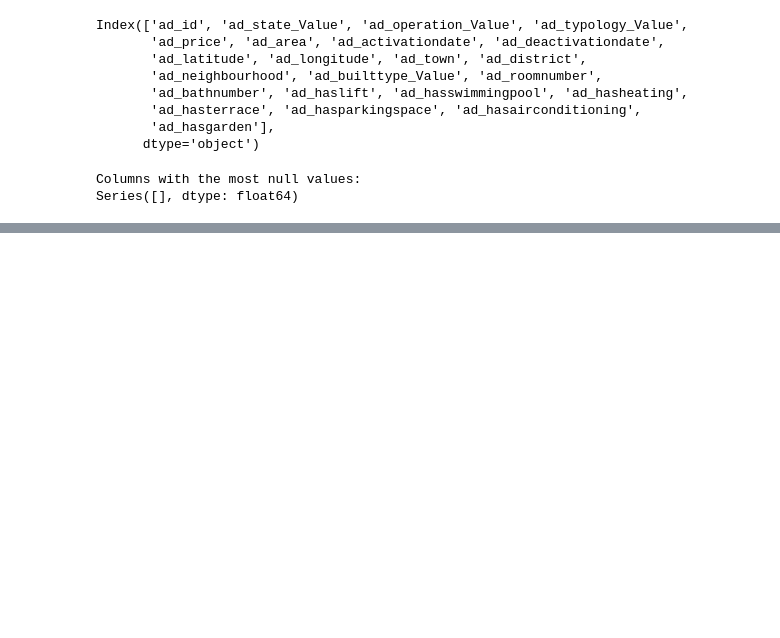
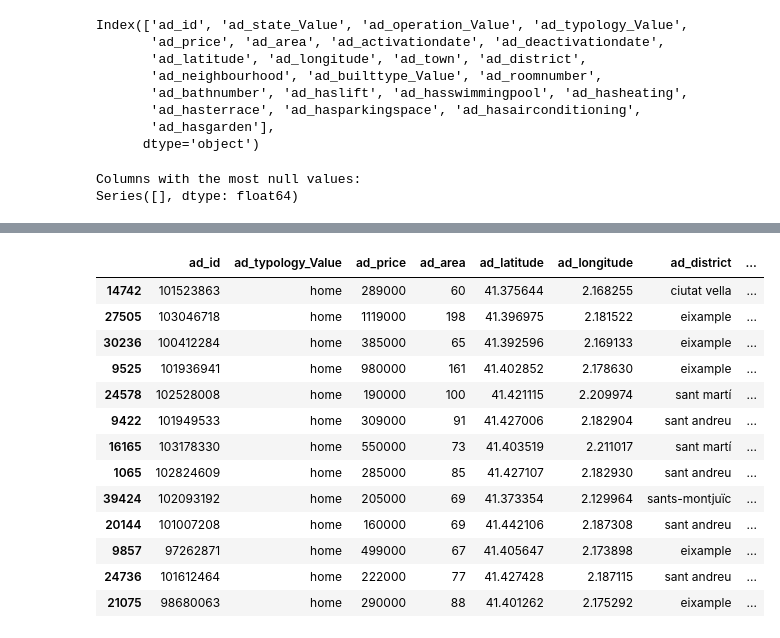
Before and after one commit to marcoayora/final_project, a Jupyter notebook: Notebooks/cleaning_idea.ipynb, the cells around one changed output, grey strips where cells are left out. Drawn from its saved outputs; the diff is of its cells as text; code cells hidden in the pictures; blank space fills up the shorter version.

```diff
--- a/Notebooks/cleaning_idea.ipynb
+++ b/Notebooks/cleaning_idea.ipynb
@@ -56,0 +193,2 @@ df.to_csv('C:/Users/Marco/Desktop/IronHack/projects/final_project/Data/clean_ide
+# %%
+df_csv['ad_neighbourhood'] = df_csv['ad_neighbourhood'].apply(lambda x: name_mapping.get(x, x))
@@ -56,0 +205,3 @@ df.to_csv('C:/Users/Marco/Desktop/IronHack/projects/final_project/Data/clean_ide
+# %%
+if any(isinstance(val, list) for val in df_csv['ad_neighbourhood']):
+    df_csv = df_csv.explode('ad_neighbourhood')
@@ -56,0 +277,5 @@ df.to_csv('C:/Users/Marco/Desktop/IronHack/projects/final_project/Data/clean_ide
+# %%
+df_improved = df_csv
+# %%
+columns_to_drop = ['ad_town']
+df_improved = drop_columns(df_improved, columns_to_drop)
@@ -56,0 +285,17 @@ df.to_csv('C:/Users/Marco/Desktop/IronHack/projects/final_project/Data/clean_ide
+# %%
+df_improved.sample(13)
+# %% [output]
+|  | ad_id | ad_typology_Value | ad_price | ad_area | ad_latitude | ad_longitude | ad_district | ... |
+| 14742 | 101523863 | home | 289000 | 60 | 41.375644 | 2.168255 | ciutat vella | ... |
+| 27505 | 103046718 | home | 1119000 | 198 | 41.396975 | 2.181522 | eixample | ... |
+| 30236 | 100412284 | home | 385000 | 65 | 41.392596 | 2.169133 | eixample | ... |
+| 9525 | 101936941 | home | 980000 | 161 | 41.402852 | 2.178630 | eixample | ... |
+| 24578 | 102528008 | home | 190000 | 100 | 41.421115 | 2.209974 | sant martí | ... |
+| 9422 | 101949533 | home | 309000 | 91 | 41.427006 | 2.182904 | sant andreu | ... |
+| 16165 | 103178330 | home | 550000 | 73 | 41.403519 | 2.211017 | sant martí | ... |
+| 1065 | 102824609 | home | 285000 | 85 | 41.427107 | 2.182930 | sant andreu | ... |
+| 39424 | 102093192 | home | 205000 | 69 | 41.373354 | 2.129964 | sants-montjuïc | ... |
+| 20144 | 101007208 | home | 160000 | 69 | 41.442106 | 2.187308 | sant andreu | ... |
+| 9857 | 97262871 | home | 499000 | 67 | 41.405647 | 2.173898 | eixample | ... |
+| 24736 | 101612464 | home | 222000 | 77 | 41.427428 | 2.187115 | sant andreu | ... |
+| 21075 | 98680063 | home | 290000 | 88 | 41.401262 | 2.175292 | eixample | ... |
```
Also changed, not shown: parts of 32 cells of this notebook, 5 other files.
